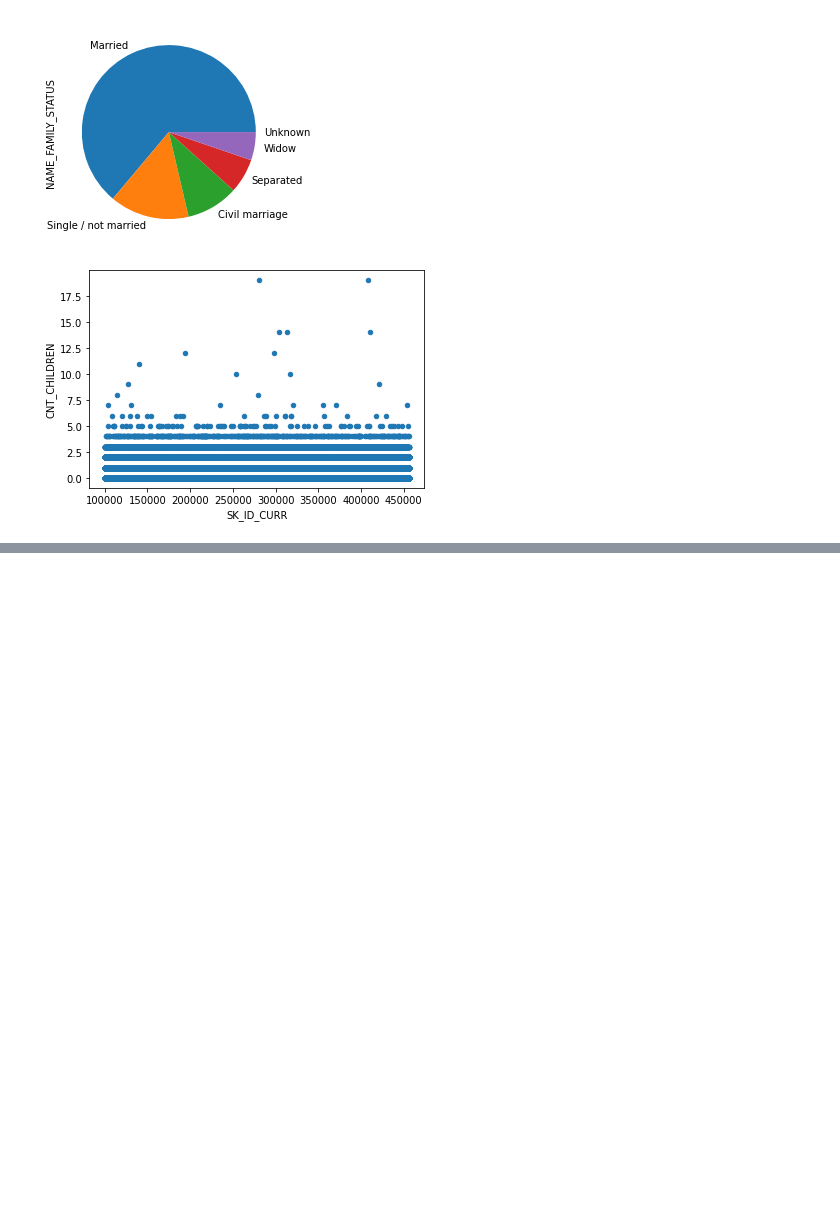
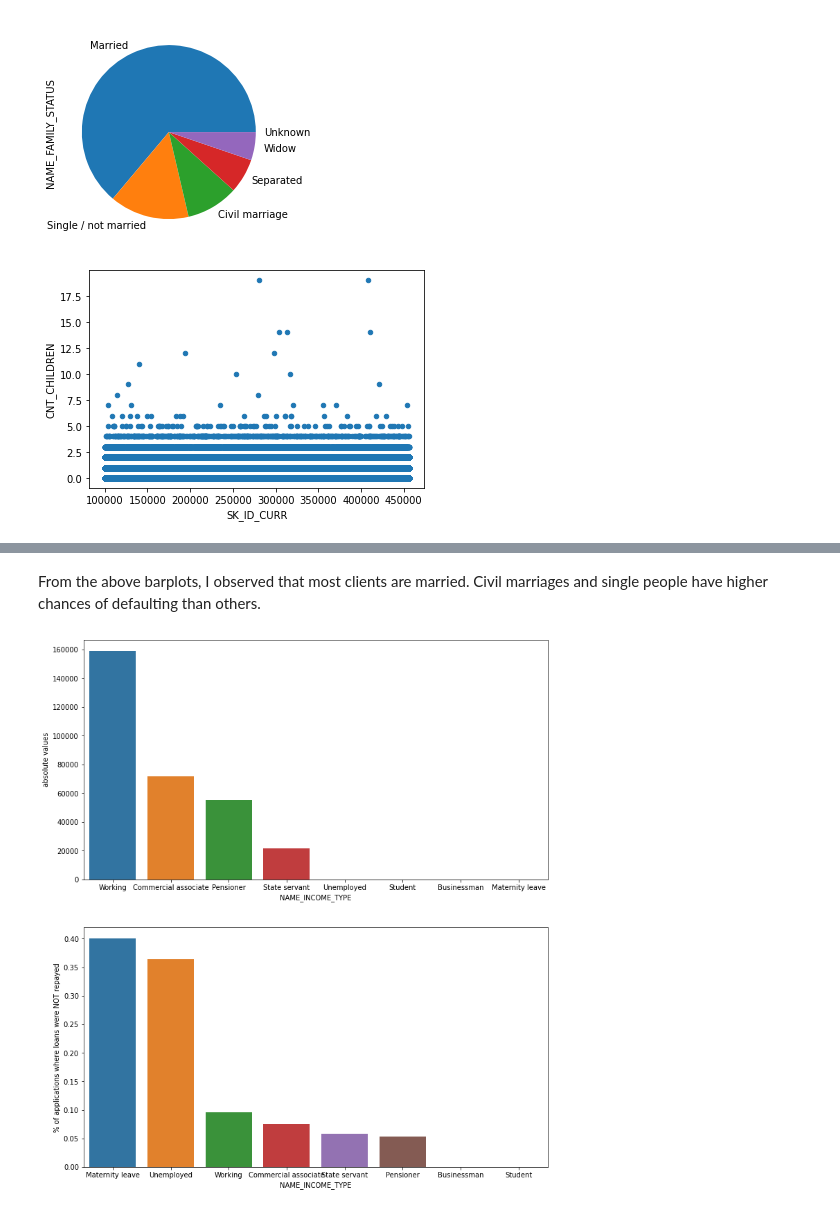
Before and after one commit to nikhilmamidipaka/Bank-Loan-Prediction-Dataset, a Jupyter notebook: Bank_Loan_Prediction_Dataset.ipynb, the cells around one changed output, grey strips where cells are left out. Saved outputs shown, nothing was run; the diff lists cells and outputs as text; code cells hidden in the pictures; blank space fills up the shorter version.

```diff
--- a/Bank_Loan_Prediction_Dataset.ipynb
+++ b/Bank_Loan_Prediction_Dataset.ipynb
@@ -352,0 +386,6 @@ plt.show()
+# %% [markdown]
+From the above barplots, I observed that most clients are married. Civil marriages and single people have higher chances of defaulting than others.
+# %%
+plot_features('NAME_INCOME_TYPE',False, False)
+# %% [output]
+[figure, added]
```
Also changed, not shown: parts of 8 cells of this notebook.
